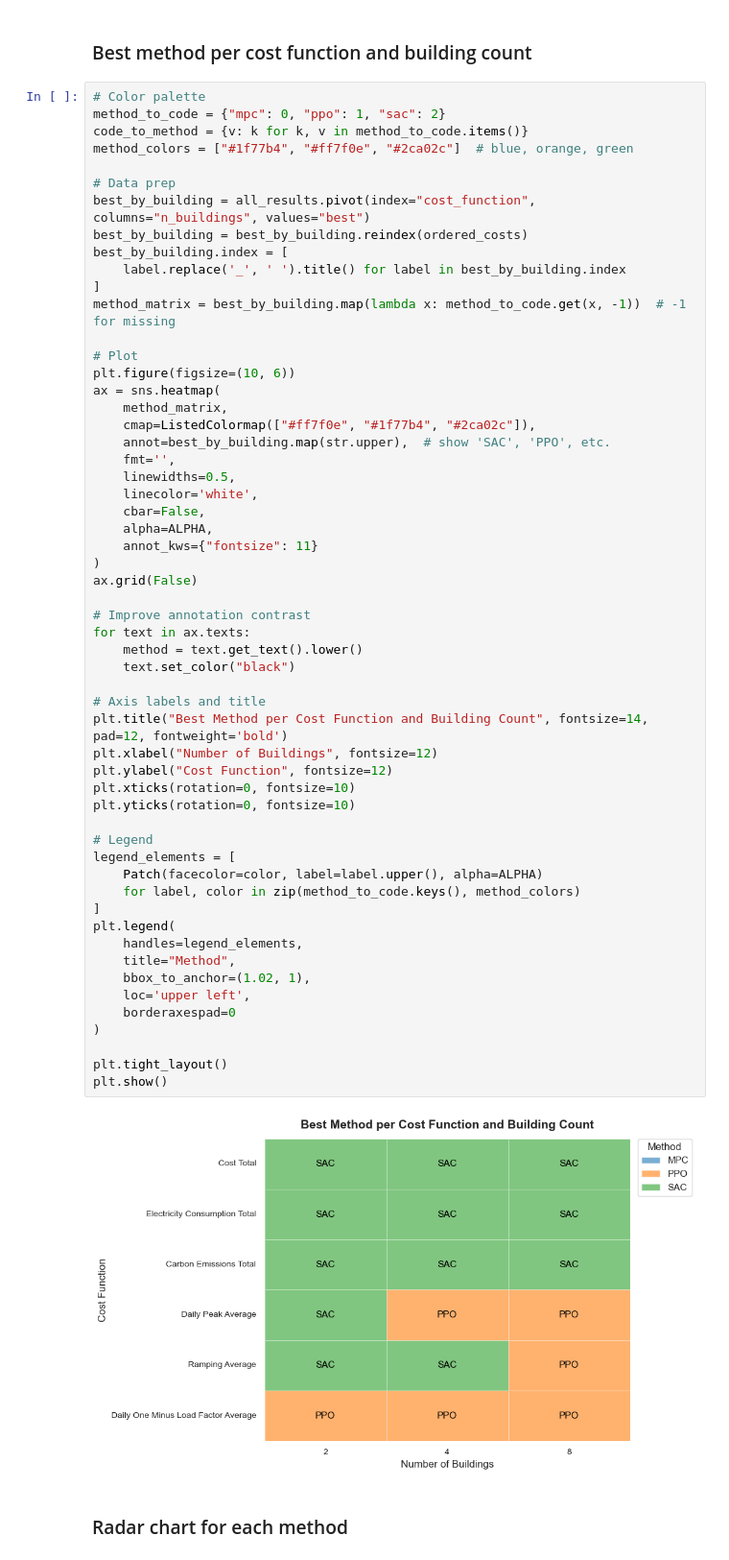
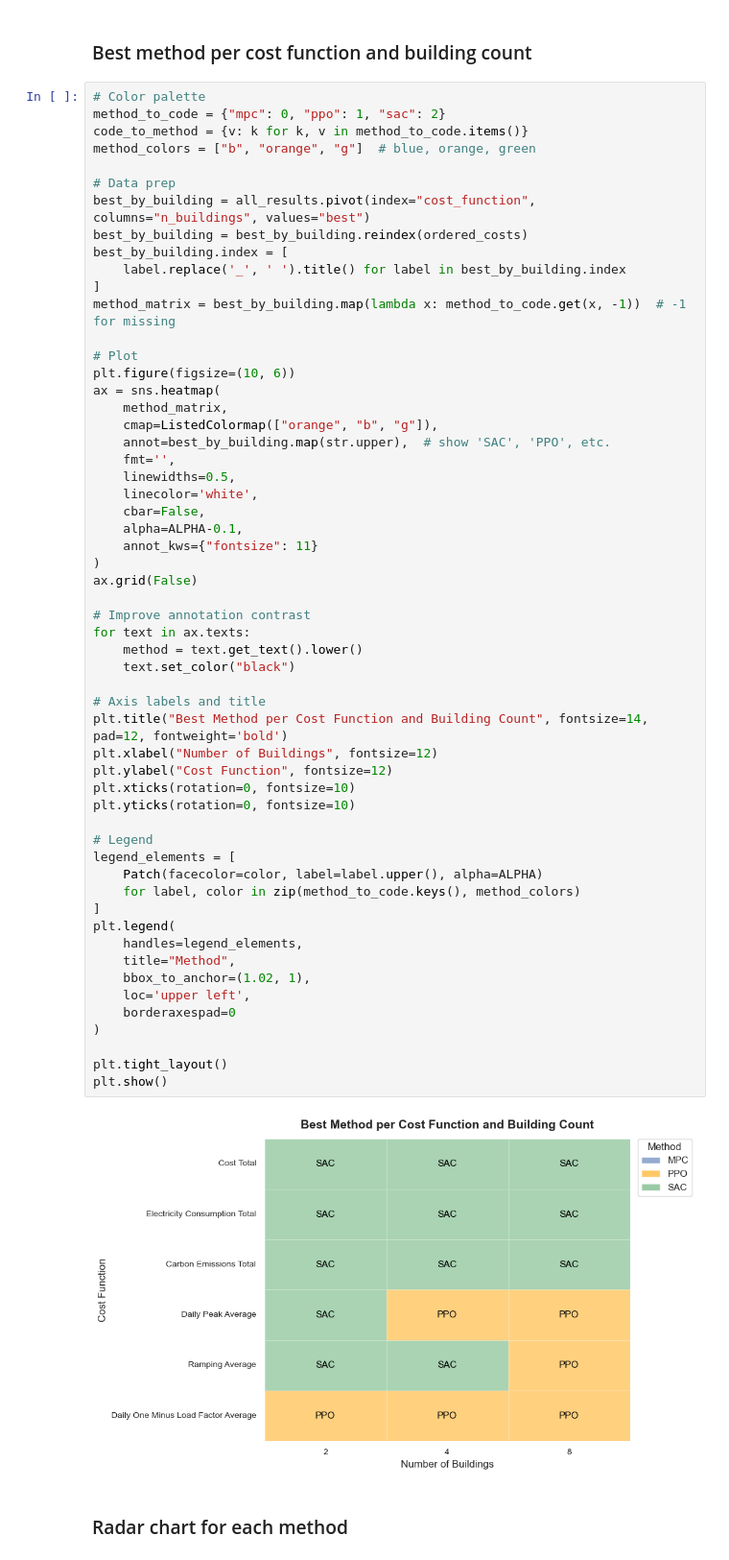
Before and after one commit to yijint/CityLearn_thesis, a Jupyter notebook: analysis.ipynb, the cells around one changed output. Shown at 96% size. Drawn from its saved outputs; the diff is of its cells as text.

Commit message:
fix orange

```diff
--- a/analysis.ipynb
+++ b/analysis.ipynb
@@ -287,7 +287,7 @@ plt.show()
 # Color palette
 method_to_code = {"mpc": 0, "ppo": 1, "sac": 2}
 code_to_method = {v: k for k, v in method_to_code.items()}
-method_colors = ["#1f77b4", "#ff7f0e", "#2ca02c"]  # blue, orange, green
+method_colors = ["b", "orange", "g"]  # blue, orange, green
 
 # Data prep
 best_by_building = all_results.pivot(index="cost_function", columns="n_buildings", values="best")
@@ -301,46 +301,46 @@ method_matrix = best_by_building.map(lambda x: method_to_code.get(x, -1))  # -1
 plt.figure(figsize=(10, 6))
 ax = sns.heatmap(
     method_matrix,
-    cmap=ListedColormap(["#ff7f0e", "#1f77b4", "#2ca02c"]),
+    cmap=ListedColormap(["orange", "b", "g"]),
     annot=best_by_building.map(str.upper),  # show 'SAC', 'PPO', etc.
     fmt='',
     linewidths=0.5,
     linecolor='white',
     cbar=False,
-    alpha=ALPHA,
+    alpha=ALPHA-0.1,
     annot_kws={"fontsize": 11}
 )
 ax.grid(False)
 
 # Improve annotation contrast
 for text in ax.texts:
     method = text.get_text().lower()
     text.set_color("black")
 
 # Axis labels and title
 plt.title("Best Method per Cost Function and Building Count", fontsize=14, pad=12, fontweight='bold')
 plt.xlabel("Number of Buildings", fontsize=12)
 plt.ylabel("Cost Function", fontsize=12)
 plt.xticks(rotation=0, fontsize=10)
 plt.yticks(rotation=0, fontsize=10)
 
 # Legend
 legend_elements = [
     Patch(facecolor=color, label=label.upper(), alpha=ALPHA)
     for label, color in zip(method_to_code.keys(), method_colors)
 ]
 plt.legend(
     handles=legend_elements,
     title="Method",
     bbox_to_anchor=(1.02, 1),
     loc='upper left',
     borderaxespad=0
 )
 
 plt.tight_layout()
 plt.show()
 # %% [output]
-[figure, old version]
+[figure, new version]
 # %% [markdown]
 ### Radar chart for each method
 # %%
```
Also changed, not shown: 1 other file.
